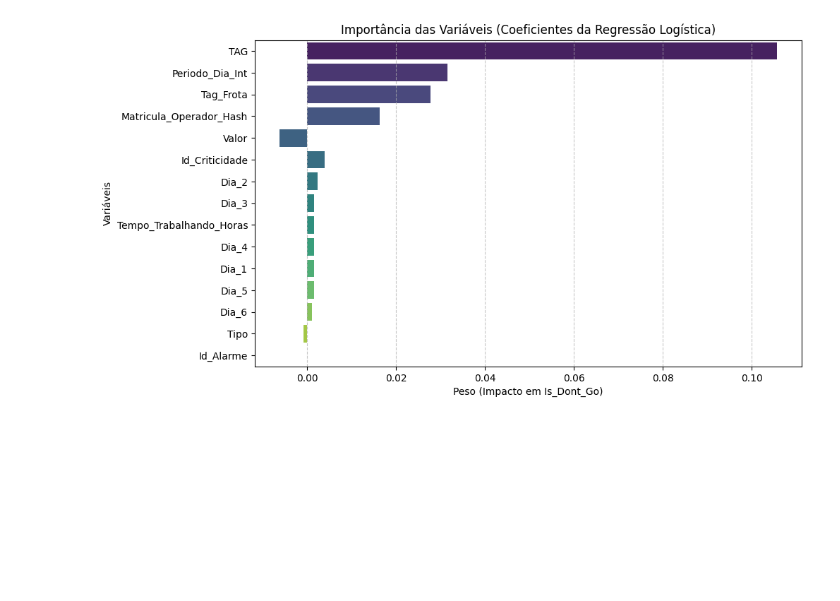
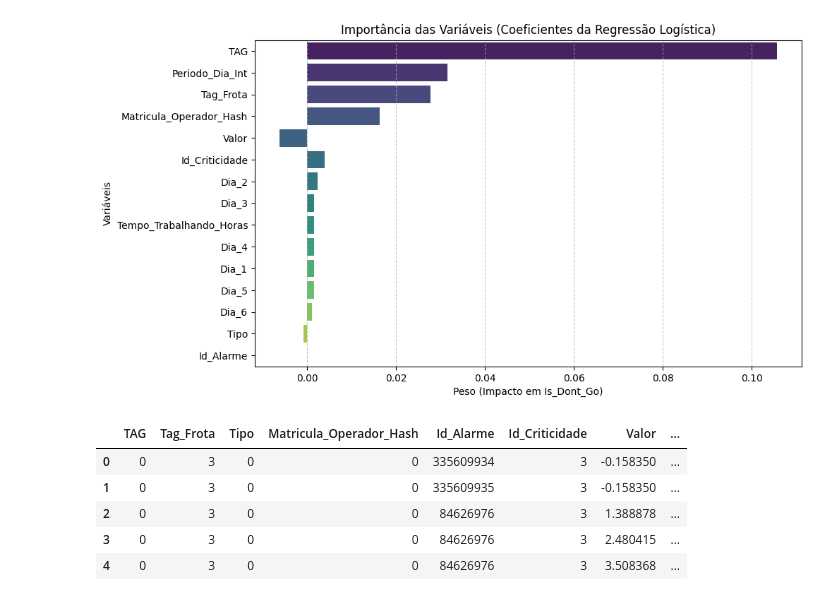
Before and after one commit to luiz2801/Projeto_Vale, a Jupyter notebook: notebooks/03_treinamento_e_analise.ipynb, the cells around one changed output. Saved outputs shown, nothing was run; the diff lists cells and outputs as text; code cells hidden in the pictures; blank space fills up the shorter version.

```diff
--- a/notebooks/03_treinamento_e_analise.ipynb
+++ b/notebooks/03_treinamento_e_analise.ipynb
@@ -128,3 +128,12 @@ plt.grid(axis='x', linestyle='--', alpha=0.7)
 plt.show()
 # %% [output]
 [figure]
+# %%
+df_import.head()
+# %% [output]
+|  | TAG | Tag_Frota | Tipo | Matricula_Operador_Hash | Id_Alarme | Id_Criticidade | Valor | ... |
+| 0 | 0 | 3 | 0 | 0 | 335609934 | 3 | -0.158350 | ... |
+| 1 | 0 | 3 | 0 | 0 | 335609935 | 3 | -0.158350 | ... |
+| 2 | 0 | 3 | 0 | 0 | 84626976 | 3 | 1.388878 | ... |
+| 3 | 0 | 3 | 0 | 0 | 84626976 | 3 | 2.480415 | ... |
+| 4 | 0 | 3 | 0 | 0 | 84626976 | 3 | 3.508368 | ... |
```
Also changed, not shown: parts of 6 cells of this notebook, 14 other files.
